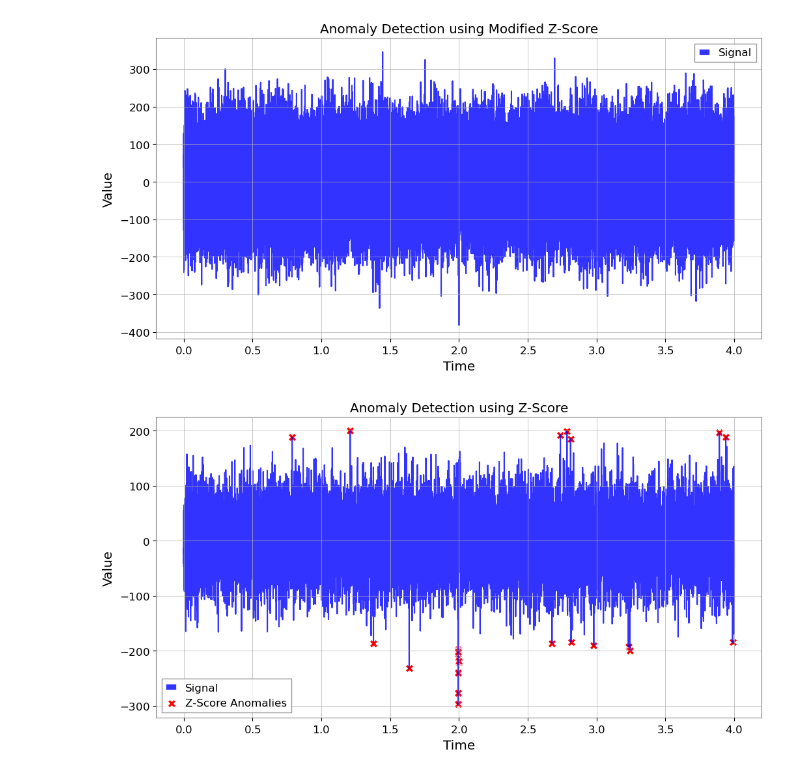
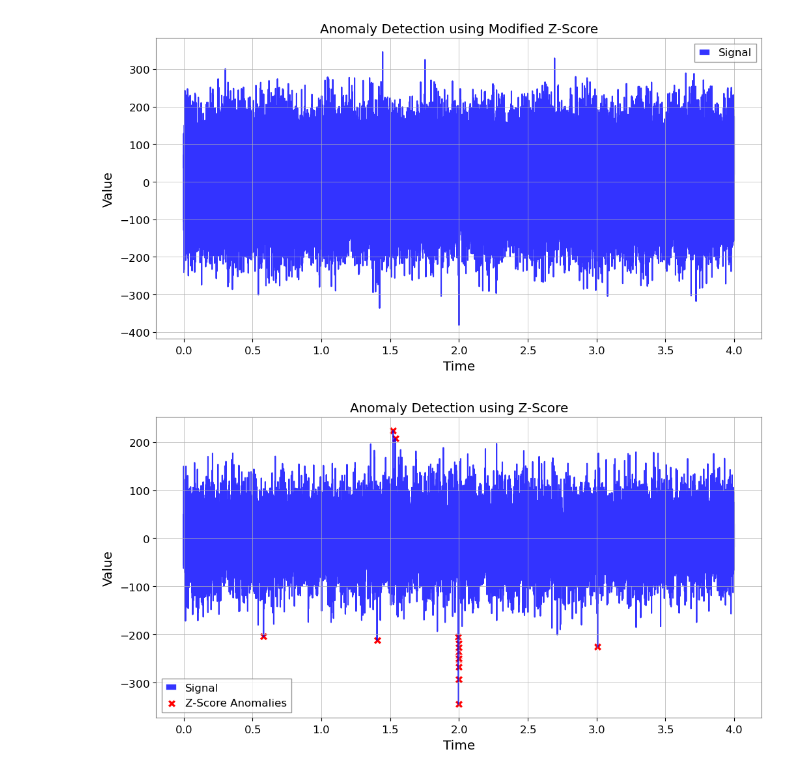
Before and after one commit to ashishmathew0297/gwpy-experiments, a Jupyter notebook: code/normality_test_experimentation.ipynb, the cells around one changed output. Drawn from its saved outputs; the diff is of its cells as text; code cells hidden in the pictures.

```diff
--- a/code/normality_test_experimentation.ipynb
+++ b/code/normality_test_experimentation.ipynb
@@ -487,21 +505,21 @@ plt.show()
 # %% [output]
 [figure]
 # %%
-idx = 20
+idx = 49
 outlier_indexes = np.where(np.abs(data_df["modified_zscores"][idx]) > 3.5)
 zscore_outlier_times = data_df['data'].iloc[idx].times[outlier_indexes]
 zscore_outlier_values = data_df['data'].iloc[idx].value[outlier_indexes]
 
 plt.figure(figsize=(12, 6))
 sns.lineplot(x=data_df['data'].iloc[idx].times, y=data_df['data'].iloc[idx].value, label='Signal', color='blue', linewidth=1.5, alpha=0.8)
 sns.scatterplot(x=zscore_outlier_times, y=zscore_outlier_values, color='red', label='Z-Score Anomalies', marker='X', s=80)
 plt.legend()
 plt.xlabel("Time")
 plt.ylabel("Value")
 plt.title("Anomaly Detection using Z-Score")
 plt.show()
 # %% [output]
-[figure, old version]
+[figure, new version]
 # %% [markdown]
 We can see that this test works well for some cases but fails to detect anomalies for other cases (example index 15). Hence this test might not be as reliable given our dataset's nature.
 
```
Also changed, not shown: parts of 8 cells of this notebook.
